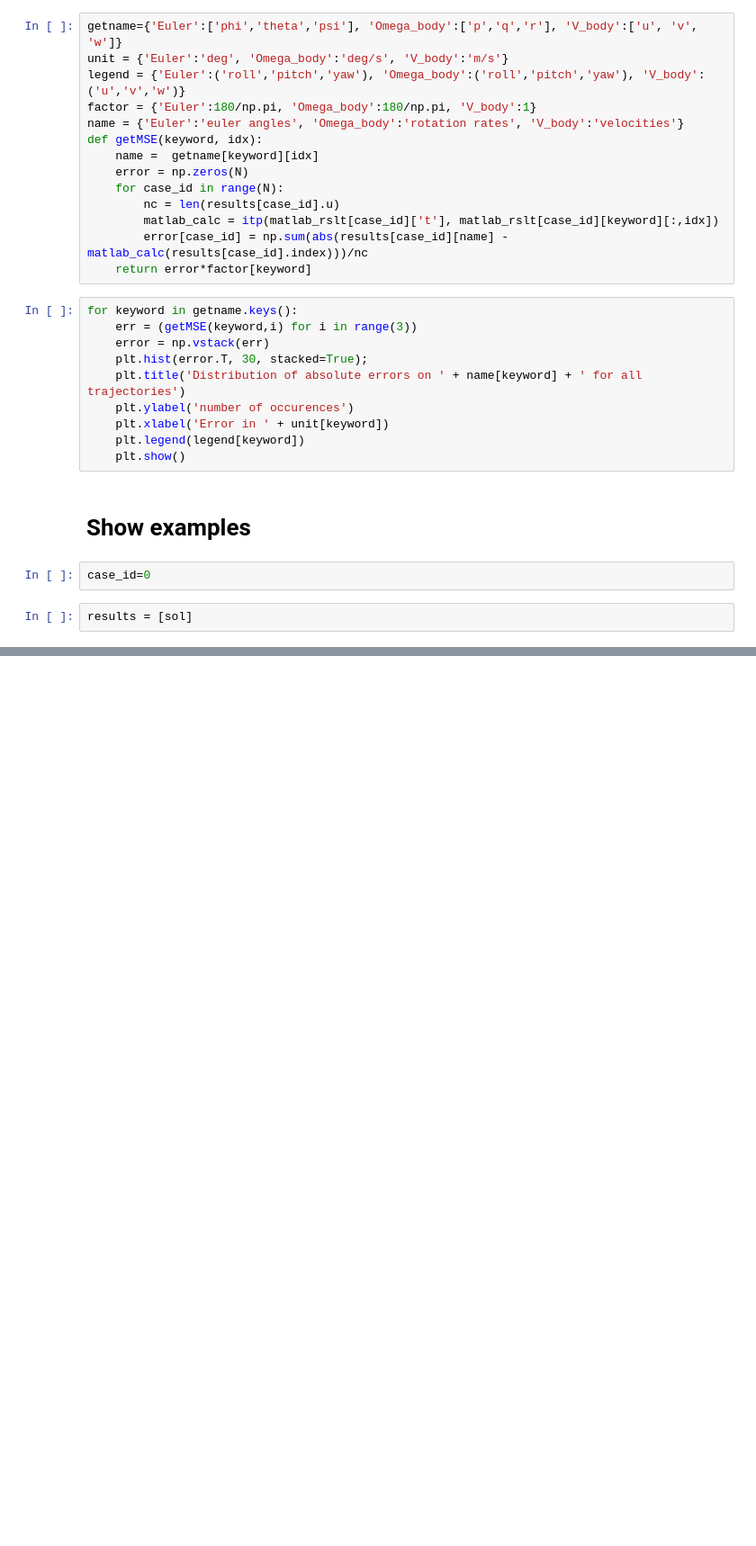
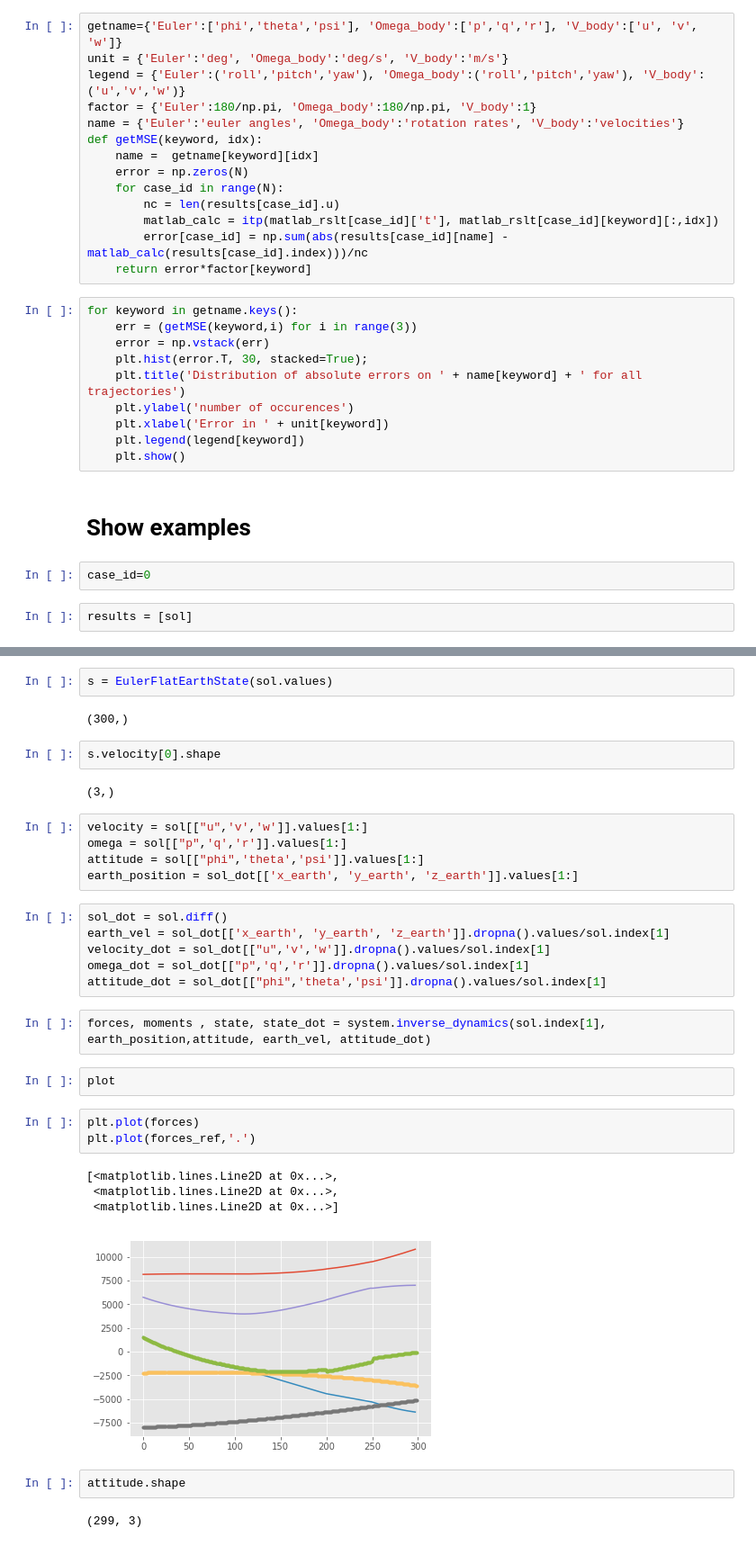
Before and after one commit to jdebecdelievre/PyFME, a Jupyter notebook: validation/PyFME vs Simulink - batch of cases-Copy1.ipynb, the cells around one changed output, grey strips where cells are left out. Shown: that part at 90% size. Saved outputs shown, nothing was run; the diff lists cells and outputs as text; blank space fills up the shorter version.

```diff
--- a/validation/PyFME vs Simulink - batch of cases-Copy1.ipynb
+++ b/validation/PyFME vs Simulink - batch of cases-Copy1.ipynb
@@ -273,0 +208,35 @@ plt.show()
+# %%
+s = EulerFlatEarthState(sol.values)
+# %% [output]
+(300,)
+# %%
+s.velocity[0].shape
+# %% [output]
+(3,)
+# %%
+velocity = sol[["u",'v','w']].values[1:]
+omega = sol[["p",'q','r']].values[1:]
+attitude = sol[["phi",'theta','psi']].values[1:]
+earth_position = sol_dot[['x_earth', 'y_earth', 'z_earth']].values[1:]
+# %%
+sol_dot = sol.diff()
+earth_vel = sol_dot[['x_earth', 'y_earth', 'z_earth']].dropna().values/sol.index[1]
+velocity_dot = sol_dot[["u",'v','w']].dropna().values/sol.index[1]
+omega_dot = sol_dot[["p",'q','r']].dropna().values/sol.index[1]
+attitude_dot = sol_dot[["phi",'theta','psi']].dropna().values/sol.index[1]
+# %%
+forces, moments , state, state_dot = system.inverse_dynamics(sol.index[1], earth_position,attitude, earth_vel, attitude_dot)
+# %%
+plot
+# %%
+plt.plot(forces)
+plt.plot(forces_ref,'.')
+# %% [output]
+[<matplotlib.lines.Line2D at 0x...>,
+ <matplotlib.lines.Line2D at 0x...>,
+ <matplotlib.lines.Line2D at 0x...>]
+[figure, added]
+# %%
+attitude.shape
+# %% [output]
+(299, 3)
```
Also changed, not shown: parts of 39 cells of this notebook, 31 other files.
